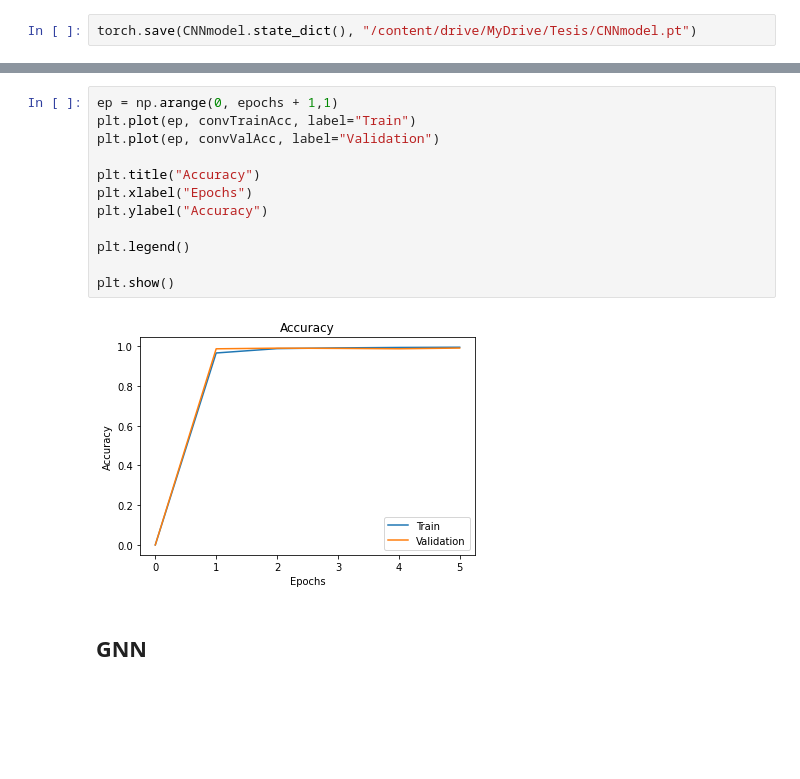
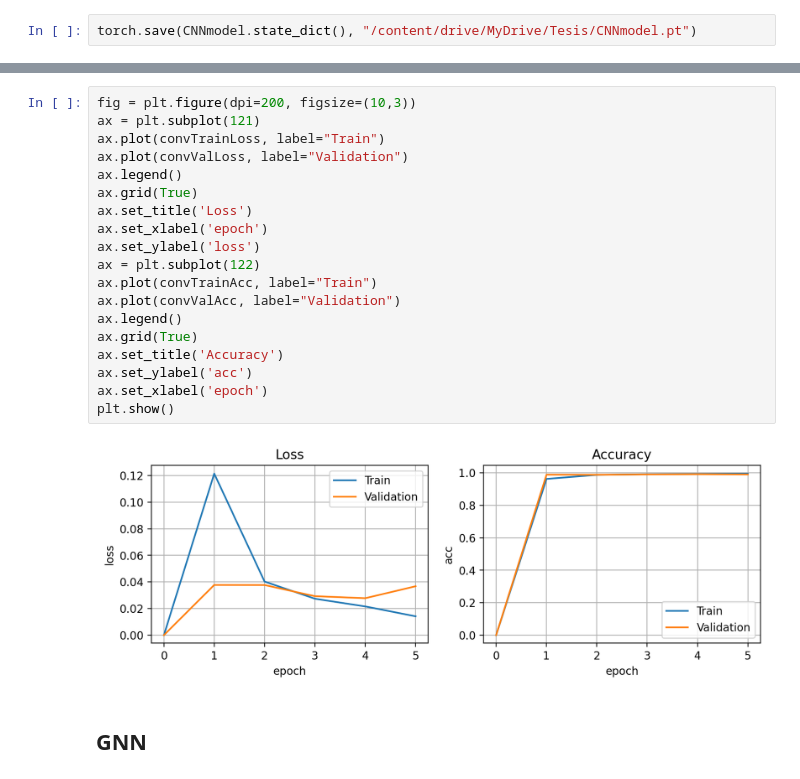
Before and after one commit to jesusmiguel123/Tesis, a Jupyter notebook: Tesis.ipynb, the cells around one changed output, grey strips where cells are left out. Cells and saved outputs as stored; diff of their text form; blank space fills up the shorter version.

```diff
--- a/Tesis.ipynb
+++ b/Tesis.ipynb
@@ -163,17 +149,24 @@ plt.show()
-# %%
-ep = np.arange(0, epochs + 1,1)
-plt.plot(ep, convTrainAcc, label="Train")
-plt.plot(ep, convValAcc, label="Validation")
-
-plt.title("Accuracy")
-plt.xlabel("Epochs")
-plt.ylabel("Accuracy")
-
-plt.legend()
-
-plt.show()
-# %% [output]
-[figure, removed]
+# %%
+fig = plt.figure(dpi=200, figsize=(10,3))
+ax = plt.subplot(121)
+ax.plot(convTrainLoss, label="Train")
+ax.plot(convValLoss, label="Validation")
+ax.legend()
+ax.grid(True)
+ax.set_title('Loss')
+ax.set_xlabel('epoch')
+ax.set_ylabel('loss')
+ax = plt.subplot(122)
+ax.plot(convTrainAcc, label="Train")
+ax.plot(convValAcc, label="Validation")
+ax.legend()
+ax.grid(True)
+ax.set_title('Accuracy')
+ax.set_ylabel('acc')
+ax.set_xlabel('epoch')
+plt.show()
+# %% [output]
+[figure, added]
 # %% [markdown]
 ## GNN
 # %%
```
Also changed, not shown: parts of 17 cells of this notebook.
